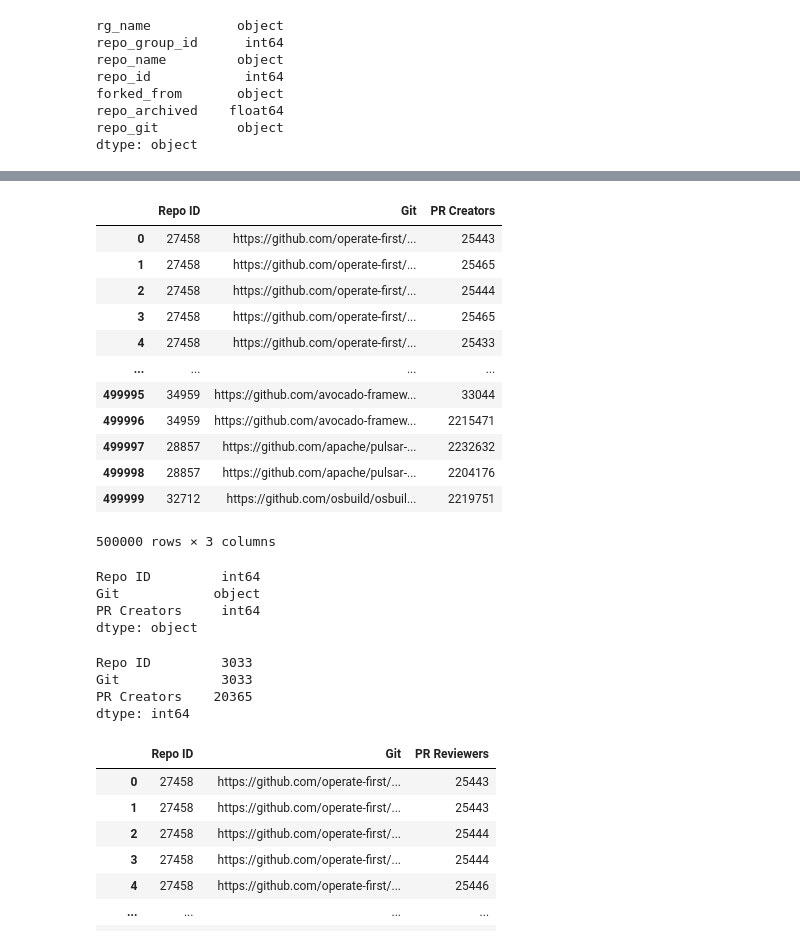
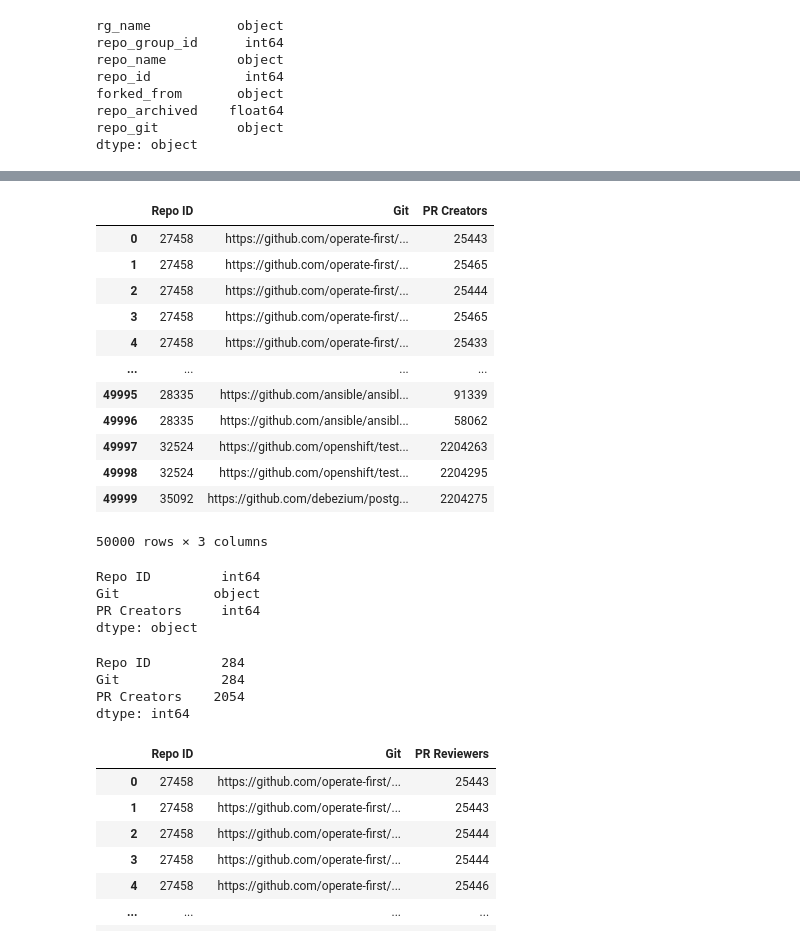
Before and after one commit to hemajv/sandiego, a Jupyter notebook: notebooks/contributors_per_repo.ipynb, the cells around one changed output, grey strips where cells are left out. Drawn from its saved outputs; the diff is of its cells as text; code cells hidden in the pictures.

```diff
--- a/notebooks/contributors_per_repo.ipynb
+++ b/notebooks/contributors_per_repo.ipynb
@@ -114,35 +114,35 @@ dtype: int64
 # %%
 pr_contrib = pd.DataFrame()
 repo_query = salc.sql.text(f"""
             SET SCHEMA 'augur_data';
             SELECT r.repo_id,
             r.repo_git,
             prm.cntrb_id
             FROM
             repo r, pull_request_meta prm
              WHERE
             prm.repo_id = r.repo_id
-            limit 500000
+            limit 50000
     """)
 pr_contrib = pd.read_sql(repo_query, con=engine)
 pr_contrib.columns =['Repo ID', 'Git', 'PR Creators']
 
 display(pr_contrib)
 pr_contrib.dtypes
 # %% [output]
 |  | Repo ID | Git | PR Creators |
 | 0 | 27458 | https://github.com/operate-first/... | 25443 |
 | 1 | 27458 | https://github.com/operate-first/... | 25465 |
 | 2 | 27458 | https://github.com/operate-first/... | 25444 |
 | 3 | 27458 | https://github.com/operate-first/... | 25465 |
 | 4 | 27458 | https://github.com/operate-first/... | 25433 |
 | ... | ... | ... | ... |
-| 499995 | 34959 | https://github.com/avocado-framew... | 33044 |
-| 499996 | 34959 | https://github.com/avocado-framew... | 2215471 |
-| 499997 | 28857 | https://github.com/apache/pulsar-... | 2232632 |
-| 499998 | 28857 | https://github.com/apache/pulsar-... | 2204176 |
-| 499999 | 32712 | https://github.com/osbuild/osbuil... | 2219751 |
+| 49995 | 28335 | https://github.com/ansible/ansibl... | 91339 |
+| 49996 | 28335 | https://github.com/ansible/ansibl... | 58062 |
+| 49997 | 32524 | https://github.com/openshift/test... | 2204263 |
+| 49998 | 32524 | https://github.com/openshift/test... | 2204295 |
+| 49999 | 35092 | https://github.com/debezium/postg... | 2204275 |
-500000 rows × 3 columns
+50000 rows × 3 columns
 Repo ID         int64
 Git            object
 PR Creators     int64
@@ -150,9 +150,9 @@ dtype: object
 # %%
 pr_contrib.nunique()
 # %% [output]
-Repo ID         3033
-Git             3033
-PR Creators    20365
+Repo ID         284
+Git             284
+PR Creators    2054
 dtype: int64
 # %%
 prr_contrib = pd.DataFrame()
```
Also changed, not shown: parts of 31 cells of this notebook.
